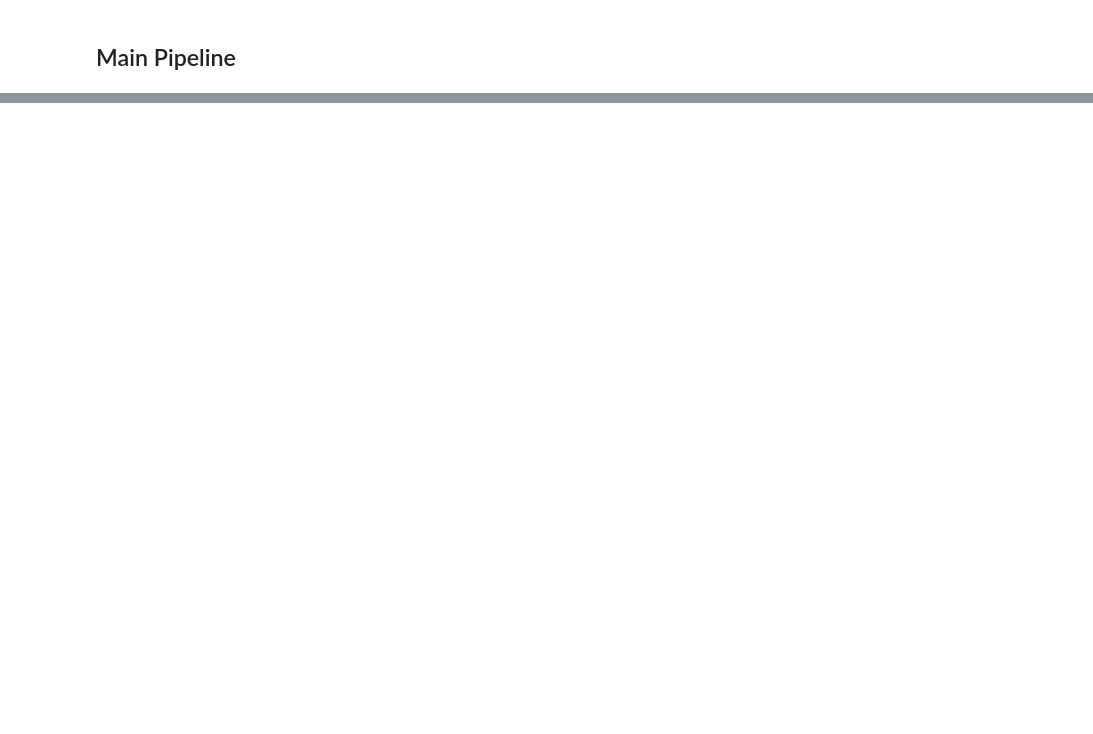
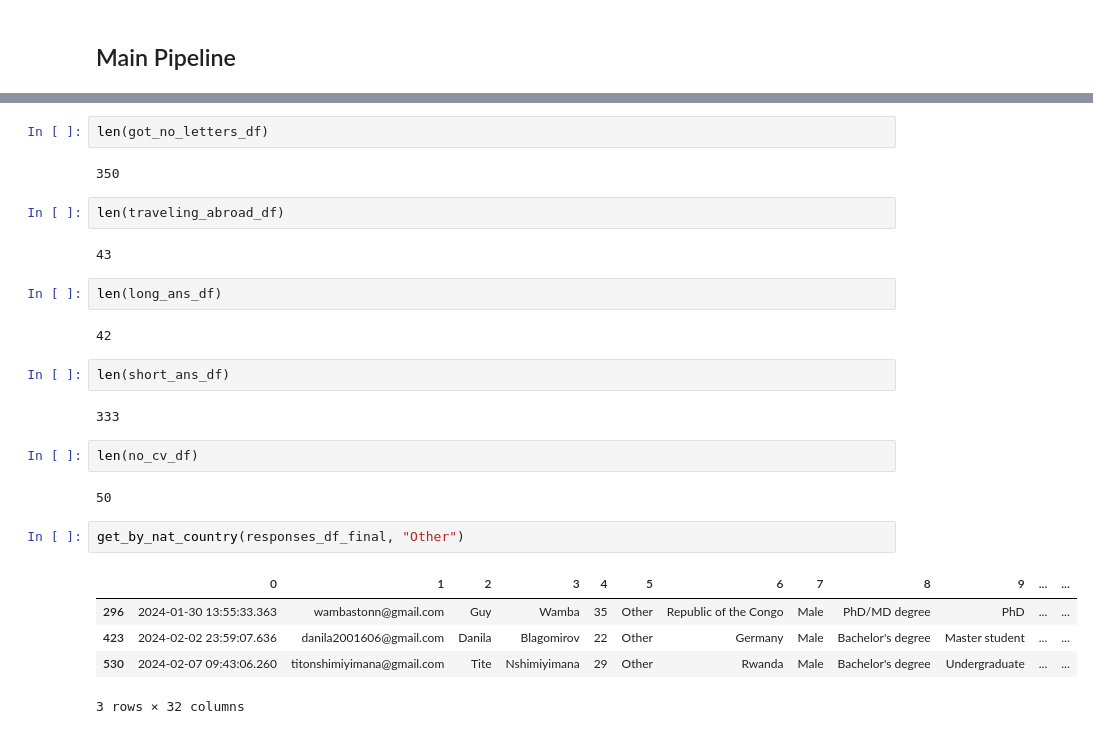
Before and after one commit to trendinafrica/student_selection_process_automation, a Jupyter notebook: main.ipynb, the cells around one changed output, grey strips where cells are left out. Saved outputs shown, nothing was run; the diff lists cells and outputs as text; blank space fills up the shorter version.

```diff
--- a/main.ipynb
+++ b/main.ipynb
@@ -880,0 +1194,28 @@ get_letters_stats(ref_responses_df_final)
+# %%
+len(got_no_letters_df)
+# %% [output]
+350
+# %%
+len(traveling_abroad_df)
+# %% [output]
+43
+# %%
+len(long_ans_df)
+# %% [output]
+42
+# %%
+len(short_ans_df)
+# %% [output]
+333
+# %%
+len(no_cv_df)
+# %% [output]
+50
+# %%
+get_by_nat_country(responses_df_final, "Other")
+# %% [output]
+|  | 0 | 1 | 2 | 3 | 4 | 5 | 6 | 7 | 8 | 9 | ... | ... |
+| 296 | 2024-01-30 13:55:33.363 | wambastonn@gmail.com | Guy | Wamba | 35 | Other | Republic of the Congo | Male | PhD/MD degree | PhD | ... | ... |
+| 423 | 2024-02-02 23:59:07.636 | danila2001606@gmail.com | Danila | Blagomirov | 22 | Other | Germany | Male | Bachelor's degree | Master student | ... | ... |
+| 530 | 2024-02-07 09:43:06.260 | titonshimiyimana@gmail.com | Tite | Nshimiyimana | 29 | Other | Rwanda | Male | Bachelor's degree | Undergraduate | ... | ... |
+3 rows × 32 columns
```
Also changed, not shown: parts of 28 cells of this notebook, 3 other files.
